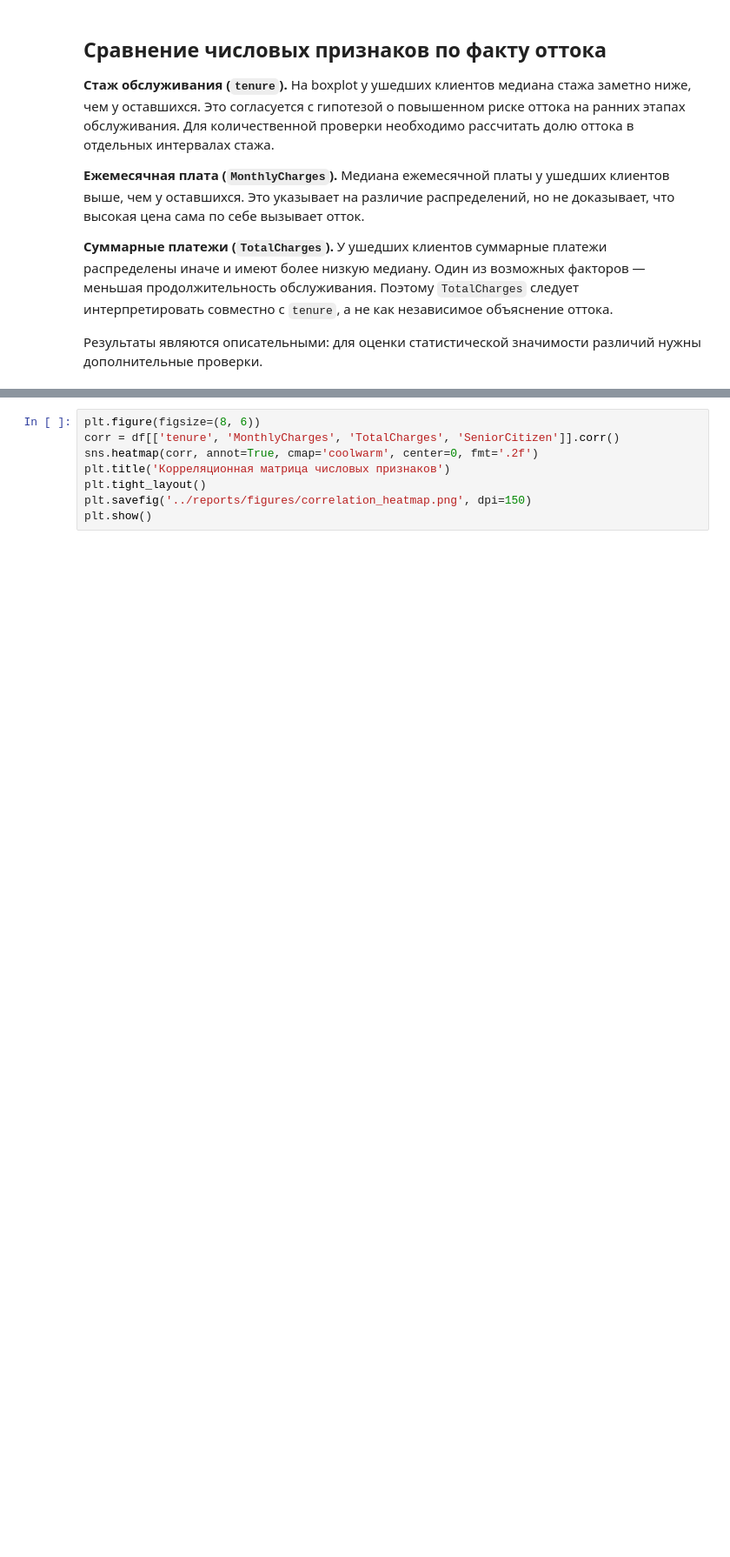
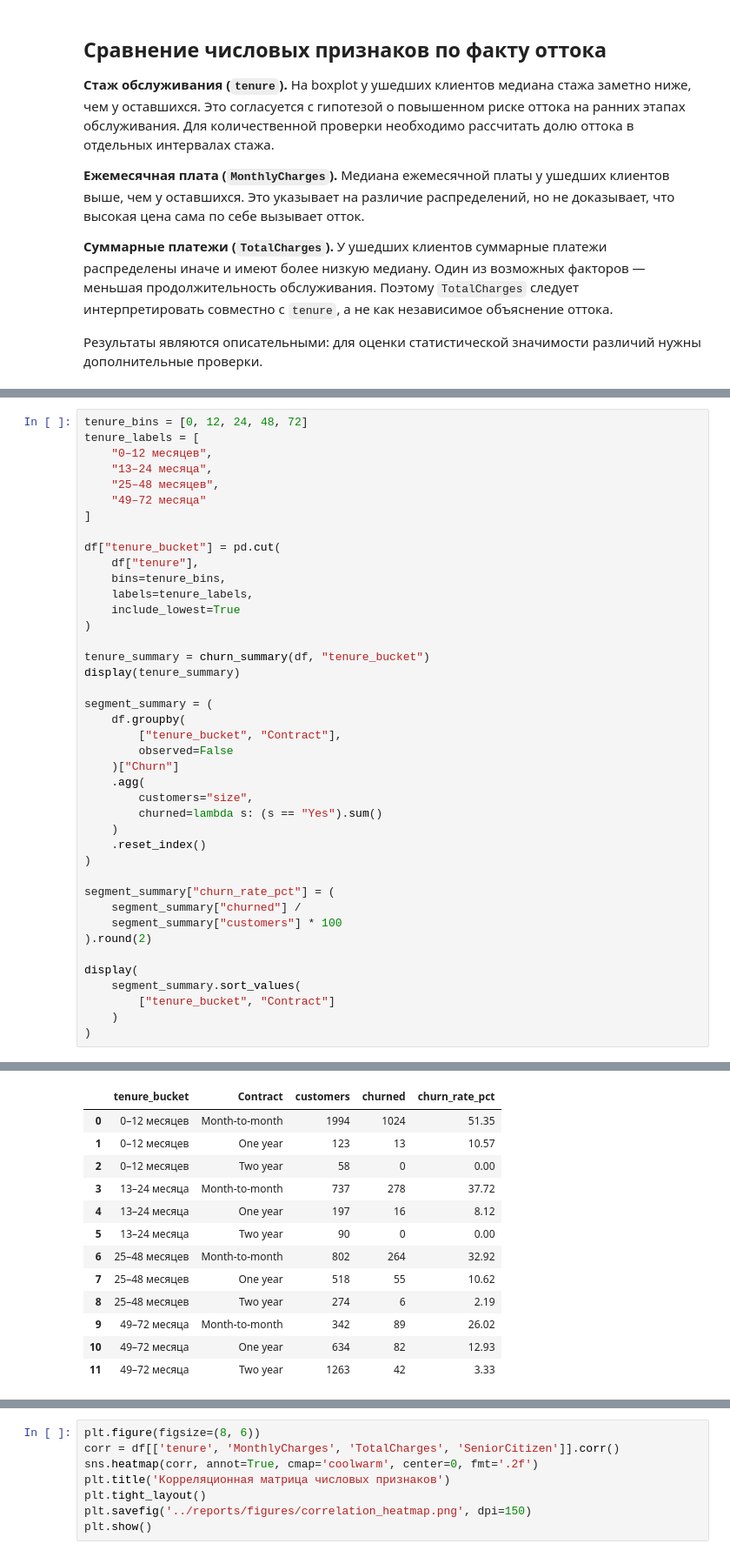
Before and after one commit to sober-ofc-not/churn-prediction, a Jupyter notebook: notebooks/01eda.ipynb, the cells around one changed output, grey strips where cells are left out. Shown at 87% size. Cells and saved outputs as stored; diff of their text form; blank space fills up the shorter version.

Commit message:
Refactor EDA: categorical analysis with group sizes and joint tenure-contract analysis

```diff
--- a/notebooks/01eda.ipynb
+++ b/notebooks/01eda.ipynb
@@ -335,0 +386,42 @@ plt.show()
+# %%
+tenure_bins = [0, 12, 24, 48, 72]
+tenure_labels = [
+    "0–12 месяцев",
+    "13–24 месяца",
+    "25–48 месяцев",
+    "49–72 месяца"
+]
+
+df["tenure_bucket"] = pd.cut(
+    df["tenure"],
+    bins=tenure_bins,
+    labels=tenure_labels,
+    include_lowest=True
+)
+
+tenure_summary = churn_summary(df, "tenure_bucket")
+display(tenure_summary)
+
+segment_summary = (
+    df.groupby(
+        ["tenure_bucket", "Contract"],
+        observed=False
+    )["Churn"]
+    .agg(
+        customers="size",
+        churned=lambda s: (s == "Yes").sum()
+    )
+    .reset_index()
+)
+
+segment_summary["churn_rate_pct"] = (
+    segment_summary["churned"] /
+    segment_summary["customers"] * 100
+).round(2)
+
+display(
+    segment_summary.sort_values(
+        ["tenure_bucket", "Contract"]
+    )
+)
+# %% [output]
@@ -335,0 +434,13 @@ plt.show()
+|  | tenure_bucket | Contract | customers | churned | churn_rate_pct |
+| 0 | 0–12 месяцев | Month-to-month | 1994 | 1024 | 51.35 |
+| 1 | 0–12 месяцев | One year | 123 | 13 | 10.57 |
+| 2 | 0–12 месяцев | Two year | 58 | 0 | 0.00 |
+| 3 | 13–24 месяца | Month-to-month | 737 | 278 | 37.72 |
+| 4 | 13–24 месяца | One year | 197 | 16 | 8.12 |
+| 5 | 13–24 месяца | Two year | 90 | 0 | 0.00 |
+| 6 | 25–48 месяцев | Month-to-month | 802 | 264 | 32.92 |
+| 7 | 25–48 месяцев | One year | 518 | 55 | 10.62 |
+| 8 | 25–48 месяцев | Two year | 274 | 6 | 2.19 |
+| 9 | 49–72 месяца | Month-to-month | 342 | 89 | 26.02 |
+| 10 | 49–72 месяца | One year | 634 | 82 | 12.93 |
+| 11 | 49–72 месяца | Two year | 1263 | 42 | 3.33 |
```
Also changed, not shown: parts of 4 cells of this notebook.
